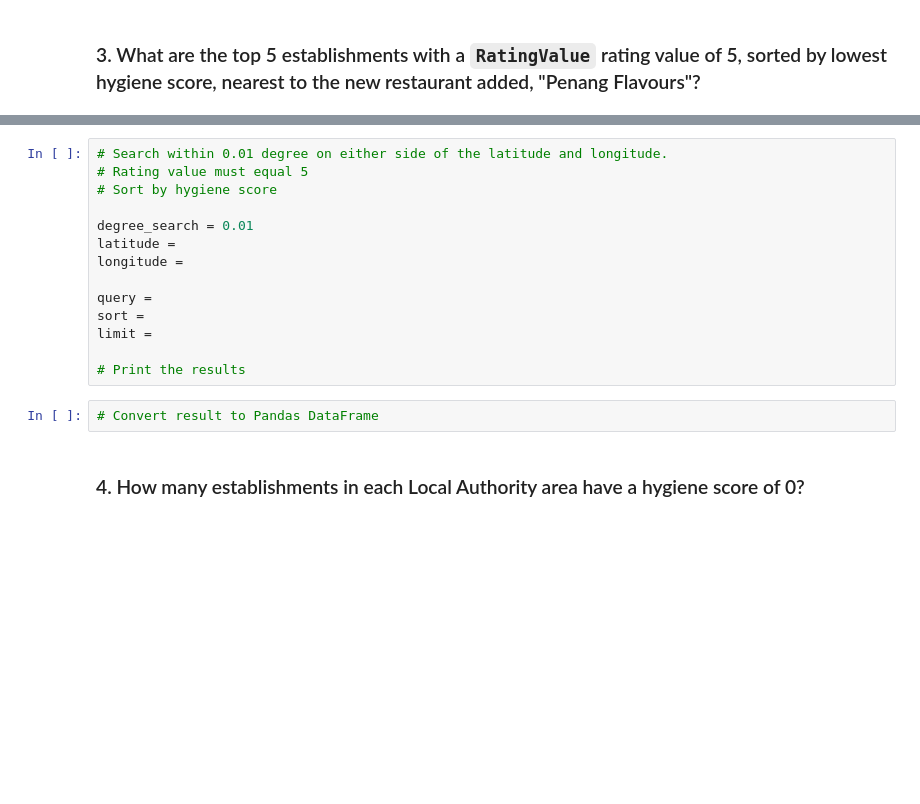
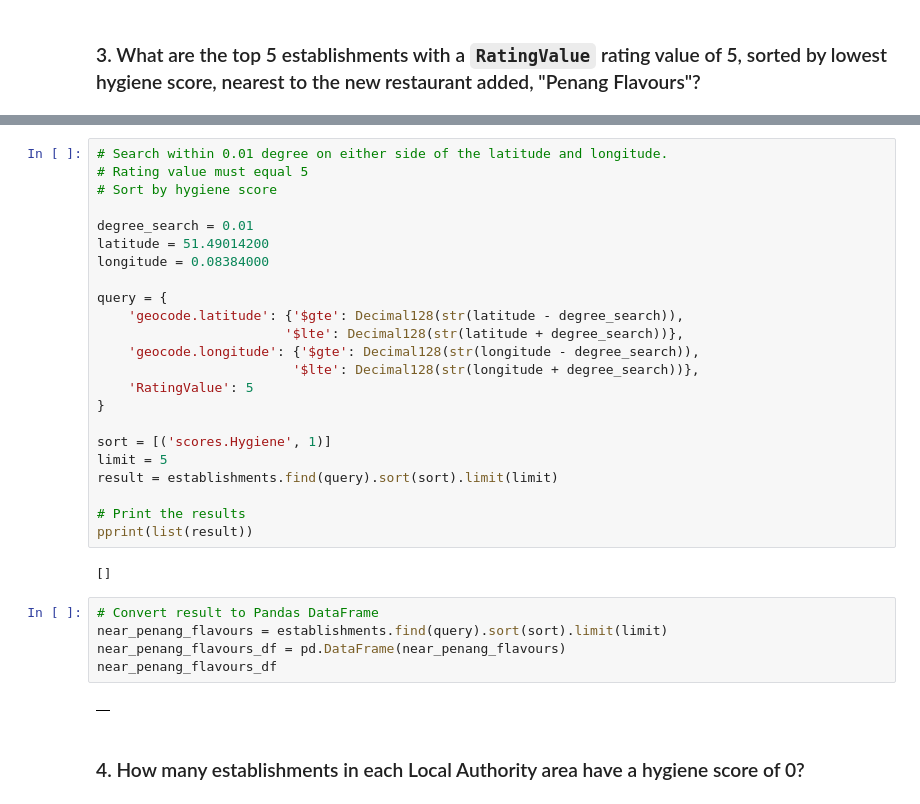
Before and after one commit to alexvallone24/nosql_challenge, a Jupyter notebook: NoSQL_analysis_starter.ipynb, the cells around one changed output, grey strips where cells are left out. Cells and saved outputs as stored; diff of their text form; blank space fills up the shorter version.

```diff
--- a/NoSQL_analysis_starter.ipynb
+++ b/NoSQL_analysis_starter.ipynb
@@ -110,16 +230,32 @@ None
 # Sort by hygiene score
 
 degree_search = 0.01
-latitude =
-longitude =
+latitude = 51.49014200
+longitude = 0.08384000
 
-query =
-sort =
-limit =
+query = {
+    'geocode.latitude': {'$gte': Decimal128(str(latitude - degree_search)),
+                        '$lte': Decimal128(str(latitude + degree_search))},
+    'geocode.longitude': {'$gte': Decimal128(str(longitude - degree_search)),
+                         '$lte': Decimal128(str(longitude + degree_search))},
+    'RatingValue': 5
+}
+
+sort = [('scores.Hygiene', 1)]
+limit = 5
+result = establishments.find(query).sort(sort).limit(limit)
 
 # Print the results
+pprint(list(result))
+# %% [output]
+[]
 # %%
 # Convert result to Pandas DataFrame
+near_penang_flavours = establishments.find(query).sort(sort).limit(limit)
+near_penang_flavours_df = pd.DataFrame(near_penang_flavours)
+near_penang_flavours_df
+# %% [output]
+|  |
 # %% [markdown]
 ### 4. How many establishments in each Local Authority area have a hygiene score of 0?
 # %%
```
Also changed, not shown: parts of 12 cells of this notebook.
